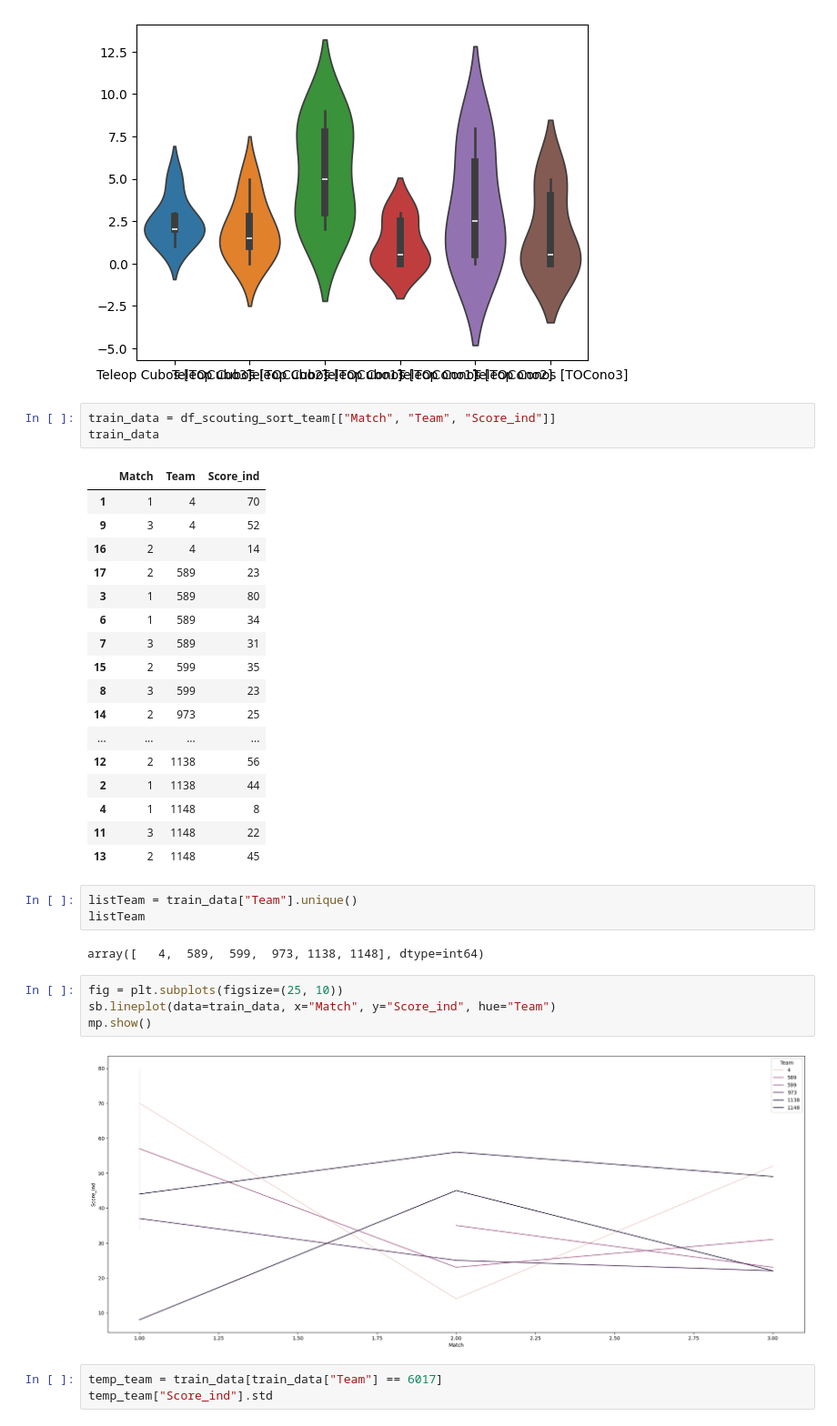
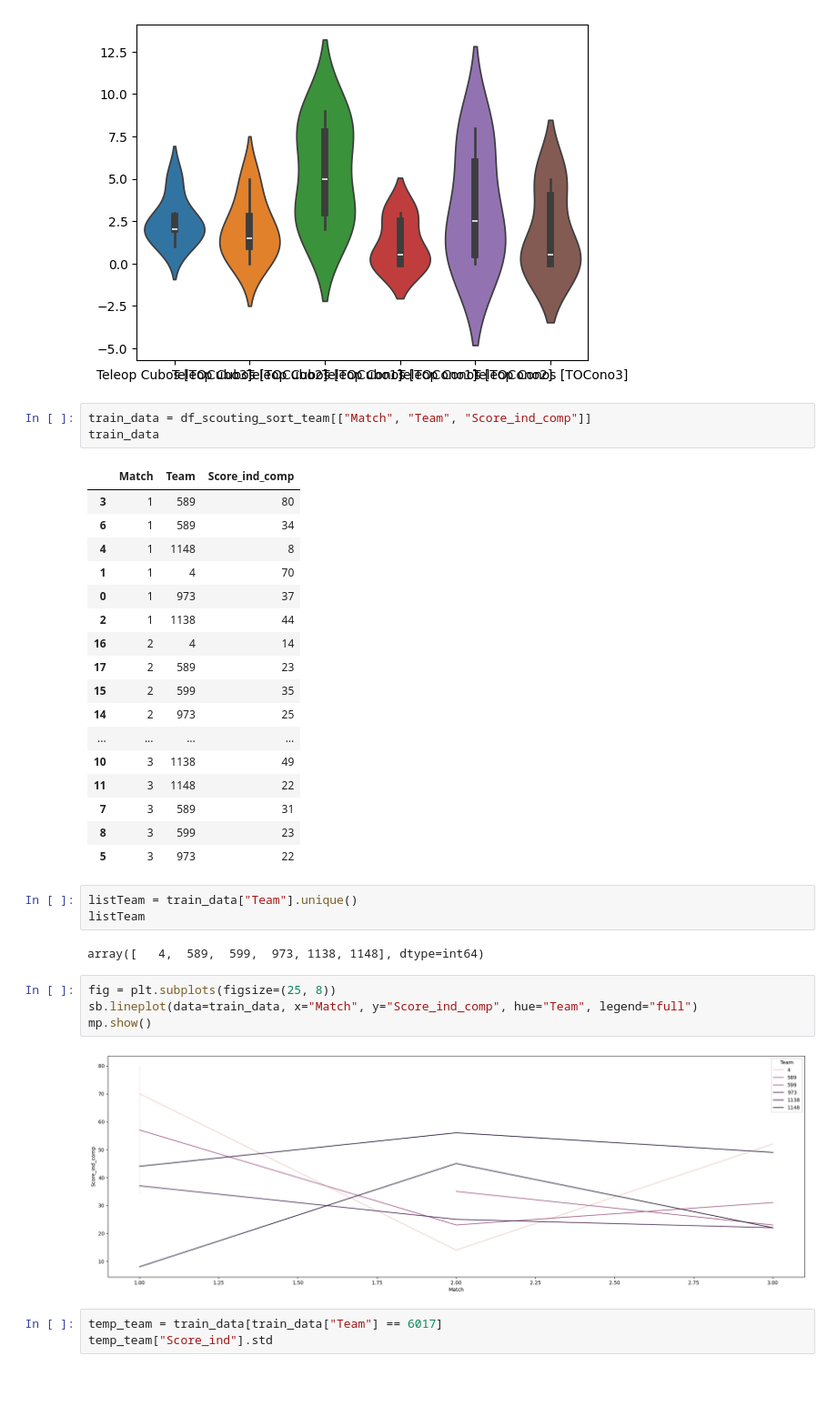
Before and after one commit to IvanDelfin/Robotica_6017, a Jupyter notebook: test_analisis.ipynb, the cells around one changed output. Shown at 91% size. Cells and saved outputs as stored; diff of their text form; blank space fills up the shorter version.

```diff
--- a/test_analisis.ipynb
+++ b/test_analisis.ipynb
@@ -526,37 +526,37 @@ mp.show()
 # %% [output]
 [figure]
 # %%
-train_data = df_scouting_sort_team[["Match", "Team", "Score_ind"]]
+train_data = df_scouting_sort_team[["Match", "Team", "Score_ind_comp"]]
 train_data
 # %% [output]
-|  | Match | Team | Score_ind |
+|  | Match | Team | Score_ind_comp |
+| 3 | 1 | 589 | 80 |
+| 6 | 1 | 589 | 34 |
+| 4 | 1 | 1148 | 8 |
 | 1 | 1 | 4 | 70 |
-| 9 | 3 | 4 | 52 |
+| 0 | 1 | 973 | 37 |
+| 2 | 1 | 1138 | 44 |
 | 16 | 2 | 4 | 14 |
 | 17 | 2 | 589 | 23 |
-| 3 | 1 | 589 | 80 |
-| 6 | 1 | 589 | 34 |
-| 7 | 3 | 589 | 31 |
 | 15 | 2 | 599 | 35 |
-| 8 | 3 | 599 | 23 |
 | 14 | 2 | 973 | 25 |
 | ... | ... | ... | ... |
-| 12 | 2 | 1138 | 56 |
-| 2 | 1 | 1138 | 44 |
-| 4 | 1 | 1148 | 8 |
+| 10 | 3 | 1138 | 49 |
 | 11 | 3 | 1148 | 22 |
-| 13 | 2 | 1148 | 45 |
+| 7 | 3 | 589 | 31 |
+| 8 | 3 | 599 | 23 |
+| 5 | 3 | 973 | 22 |
 # %%
 listTeam = train_data["Team"].unique()
 listTeam
 # %% [output]
 array([   4,  589,  599,  973, 1138, 1148], dtype=int64)
 # %%
-fig = plt.subplots(figsize=(25, 10))
-sb.lineplot(data=train_data, x="Match", y="Score_ind", hue="Team")
+fig = plt.subplots(figsize=(25, 8))
+sb.lineplot(data=train_data, x="Match", y="Score_ind_comp", hue="Team", legend="full")
 mp.show()
 # %% [output]
-[figure, old version]
+[figure, new version]
 # %%
 temp_team = train_data[train_data["Team"] == 6017]
 temp_team["Score_ind"].std
```
Also changed, not shown: 17 other files.
